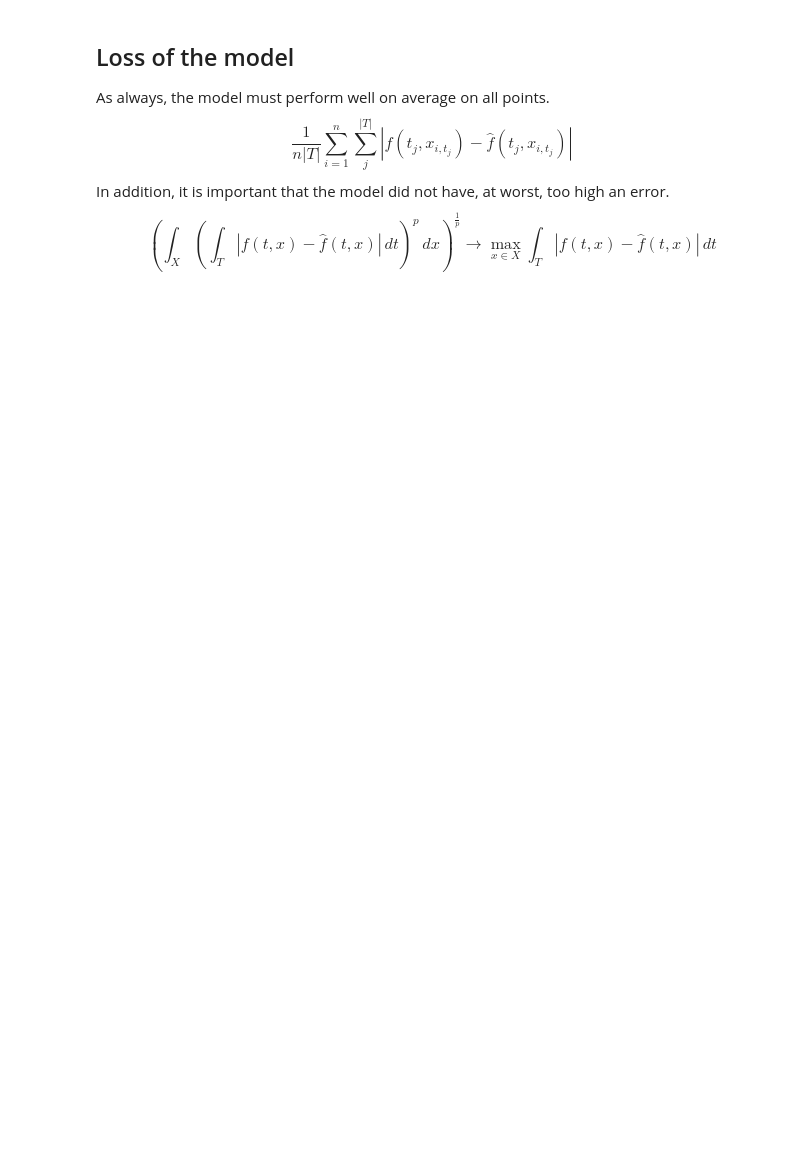
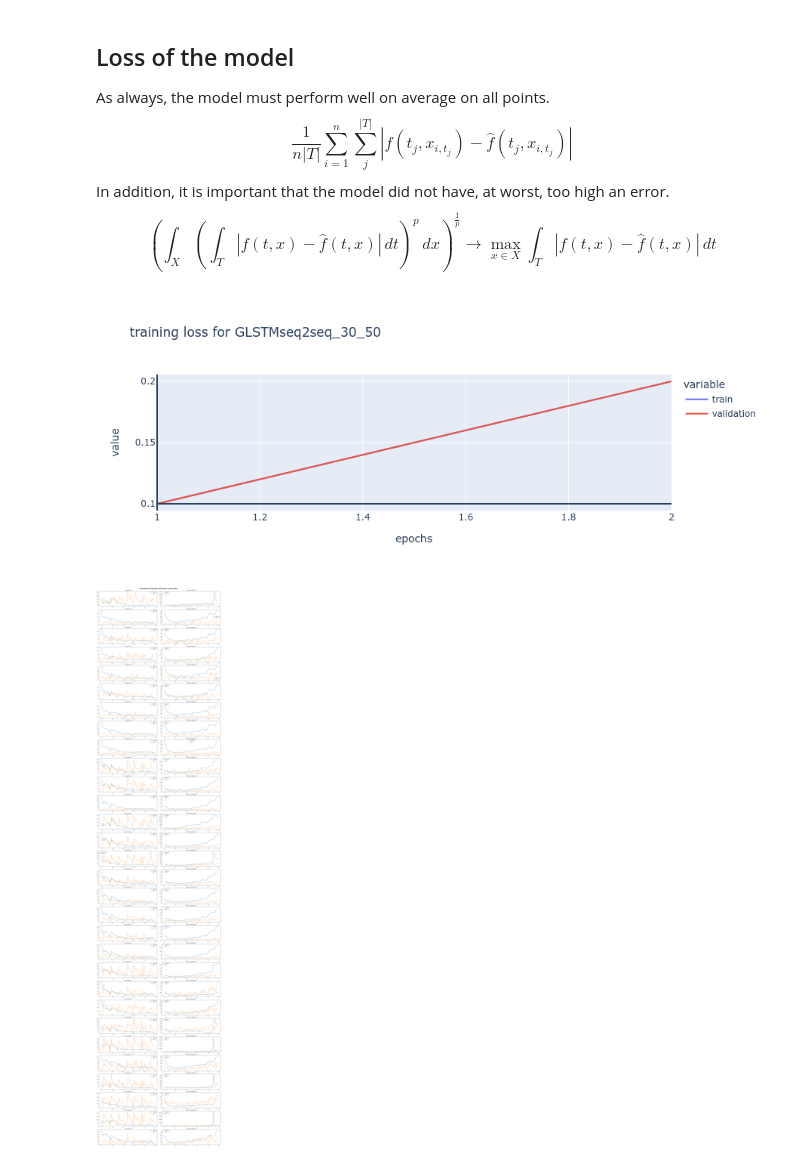
Before and after one commit to Kellog99/GNN, a Jupyter notebook: notebook/GAT-LSTM-seq2seq.ipynb, the cells around one changed output. Saved outputs shown, nothing was run; the diff lists cells and outputs as text; code cells hidden in the pictures; blank space fills up the shorter version.

```diff
--- a/notebook/GAT-LSTM-seq2seq.ipynb
+++ b/notebook/GAT-LSTM-seq2seq.ipynb
@@ -31,19 +31,16 @@ if 'epochs' in config_env['setting'].keys():
 # %%
 past_step = config['setting']['past_step']
 future_step = config['setting']['future_step']
-batch_size= 4#config['setting']['batch_size']
 
-with open(os.path.join(config['paths']['data'], config['setting']['dataset'], f"{past_step}_{future_step}.pkl"), 'rb') as f:
+with open( os.path.join(config['paths']['data'], config['setting']['dataset'],f"{past_step}_{future_step}.pkl"), 'rb') as f:
     dataset = pickle.load(f)
 
-len_train = int(len(dataset)*0.70)
-len_val = int(len(dataset)*0.10)
-
-df_train, df_test = torch.utils.data.random_split(dataset=dataset, lengths = [len_train, len_test])
-len_val = int(len(dataset)*0.10)
-len_train = len(dataset)-(len_test+len_val)
-df_train, df_val = torch.utils.data.random_split(dataset=df_train, lengths = [len_train, len_val])
-
+config['dataset']['in_feat_past'] =  dataset.x[0].shape[-1]
+config['dataset']['in_feat_future'] =  dataset.x_fut[0].shape[-1]
+len_train = int(len(dataset)*config['dataset']['train_split'])
+len_val = int(len(dataset)*config['dataset']['val_split'])
+len_test = len(dataset)-(len_train+len_val)
+df_train, df_val, df_test = torch.utils.data.random_split(dataset=dataset, lengths = [len_train, len_val, len_test])
 dl_train = DataLoader(dataset=df_train, batch_size=batch_size, shuffle=True)
 dl_val = DataLoader(dataset=df_val, batch_size=batch_size, shuffle=True)
 x_past, x_fut, y, adj = next(iter(dl_train))
@@ -298,6 +289,8 @@ model = GAT_LSTMseq2seq(in_feat_past = config['setting']['in_feat_past'],
                         categorical_past = config['categorical'][config['setting']['dataset']]['past'],
                         categorical_future = config['categorical'][config['setting']['dataset']]['future'],
                         device = device).to(device)
+PATH = os.path.join(config_env['paths']['models'], f"GAT_LSTMseq2seq_{past_step}_{future_step}.pt")
+model.load_state_dict(torch.load(PATH))
 optimizer = optim.Adam(model.parameters(),
                        lr = 1e-3,
                        weight_decay=2e-4)
@@ -388,7 +366,12 @@ def plot(model,
 # %%
 plot(model,
      config,
-     loss_training,
-     loss_validation,
-     f"GLSTMseq2seq_{past_step}_{future_step}",
+     [0.1,0.2],
+     [0.1,0.2],
+     dl_train=dl_train,
+     dl_val=dl_val,
+     name=f"GLSTMseq2seq_{past_step}_{future_step}",
      show = True)
+# %% [output]
+[figure, added]
+[figure, added]
```
Also changed, not shown: parts of 5 cells of this notebook, 9 other files.
